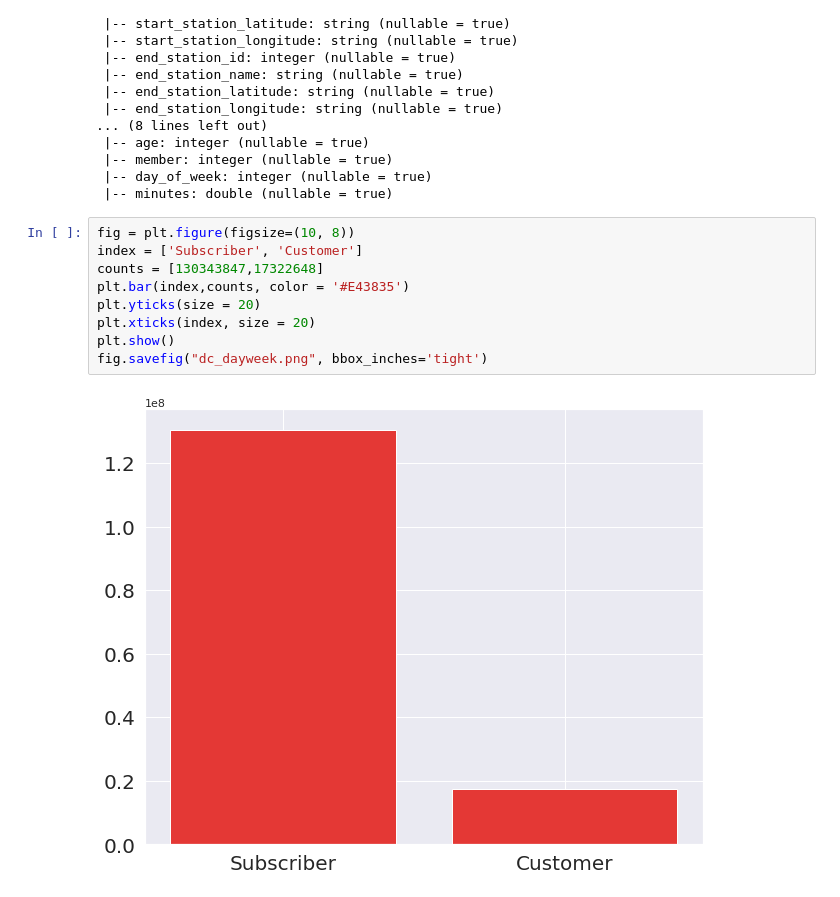
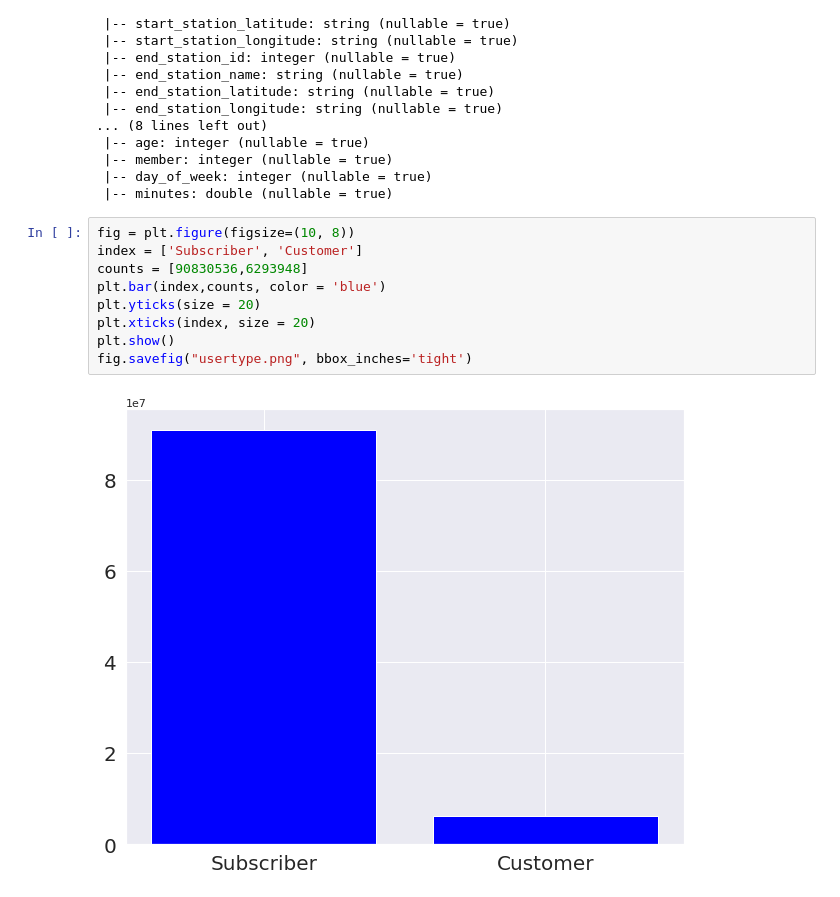
Before and after one commit to ruchikaakanar/502Project, a Jupyter notebook: 502CodeRuchi.ipynb, the cells around one changed output. Saved outputs shown, nothing was run; the diff lists cells and outputs as text.

```diff
--- a/502CodeRuchi.ipynb
+++ b/502CodeRuchi.ipynb
@@ -194,11 +206,11 @@ root
 # %%
 fig = plt.figure(figsize=(10, 8))
 index = ['Subscriber', 'Customer']
-counts = [130343847,17322648]
-plt.bar(index,counts, color = '#E43835')
+counts = [90830536,6293948]
+plt.bar(index,counts, color = 'blue')
 plt.yticks(size = 20)
 plt.xticks(index, size = 20)
 plt.show()
-fig.savefig("dc_dayweek.png", bbox_inches='tight')
+fig.savefig("usertype.png", bbox_inches='tight')
 # %% [output]
-[figure, old version]
+[figure, new version]
```
Also changed, not shown: parts of 2 cells of this notebook, 2 other files.
